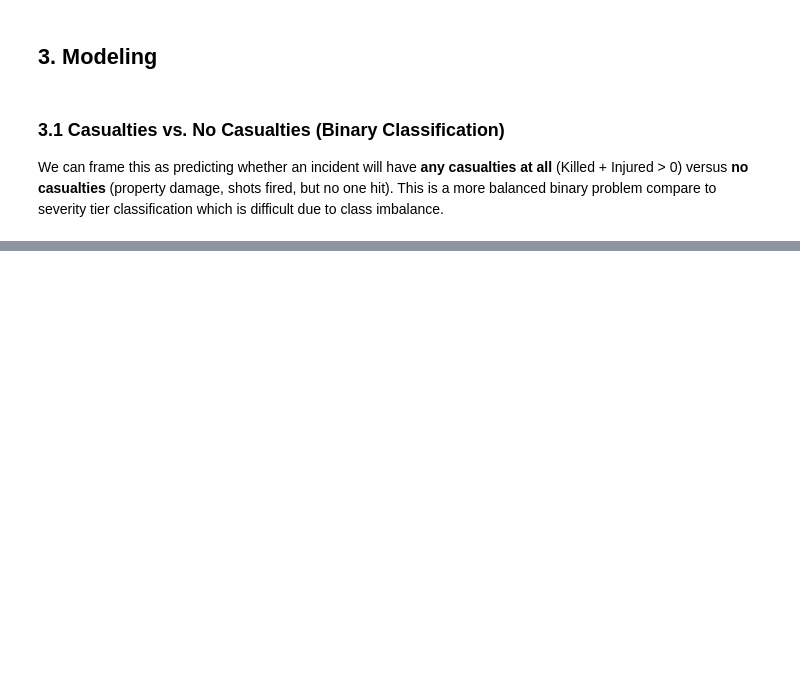
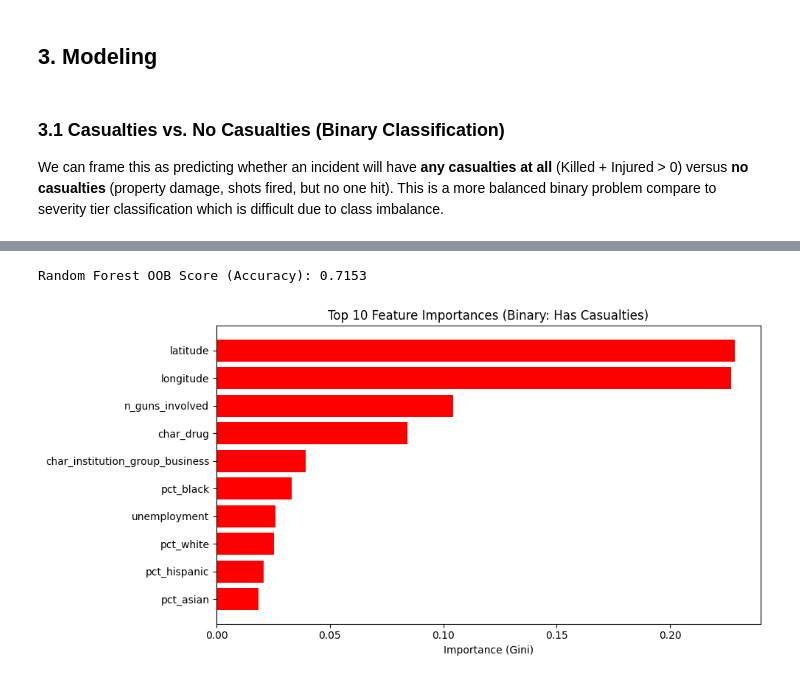
Before and after one commit to Neukz/gun-violence-analysis, a Jupyter notebook: notebooks/incident_severity_modeling.ipynb, the cells around one changed output, grey strips where cells are left out. Saved outputs shown, nothing was run; the diff lists cells and outputs as text; code cells hidden in the pictures; blank space fills up the shorter version.

```diff
--- a/notebooks/incident_severity_modeling.ipynb
+++ b/notebooks/incident_severity_modeling.ipynb
@@ -232,0 +188,5 @@ Has Casualties (1)       0.68      0.86      0.76     28478
+# %%
+X_chars = pd.get_dummies(
+    df[features + char_features], columns=["month", "day_of_week"], drop_first=True
+)
+X_chars.head()
@@ -232,0 +201,28 @@ Has Casualties (1)       0.68      0.86      0.76     28478
+# %%
+X_train_bin_chars, X_test_bin_chars, y_train_bin_chars, y_test_bin_chars = (
+    train_test_split(X_chars, y_bin, test_size=0.2, stratify=y_bin, random_state=42)
+)
+# %%
+rf_bin_chars = RandomForestClassifier(
+    n_jobs=-1, random_state=42, oob_score=True, max_depth=30, min_samples_leaf=5
+)
+rf_bin_chars.fit(X_train_bin_chars, y_train_bin_chars)
+print(f"Random Forest OOB Score (Accuracy): {rf_bin_chars.oob_score_:.4f}")
+# %% [output]
+Random Forest OOB Score (Accuracy): 0.7153
+# %%
+importances_bin_chars = rf_bin_chars.feature_importances_
+top_idx_bin_chars = np.argsort(importances_bin_chars)[-10:]
+
+plt.figure(figsize=(10, 5))
+plt.barh(
+    X_chars.columns[top_idx_bin_chars],
+    importances_bin_chars[top_idx_bin_chars],
+    color="red",
+)
+plt.title("Top 10 Feature Importances (Binary: Has Casualties)")
+plt.xlabel("Importance (Gini)")
+plt.tight_layout()
+plt.show()
+# %% [output]
+[figure, added]
```
Also changed, not shown: parts of 19 cells of this notebook.
